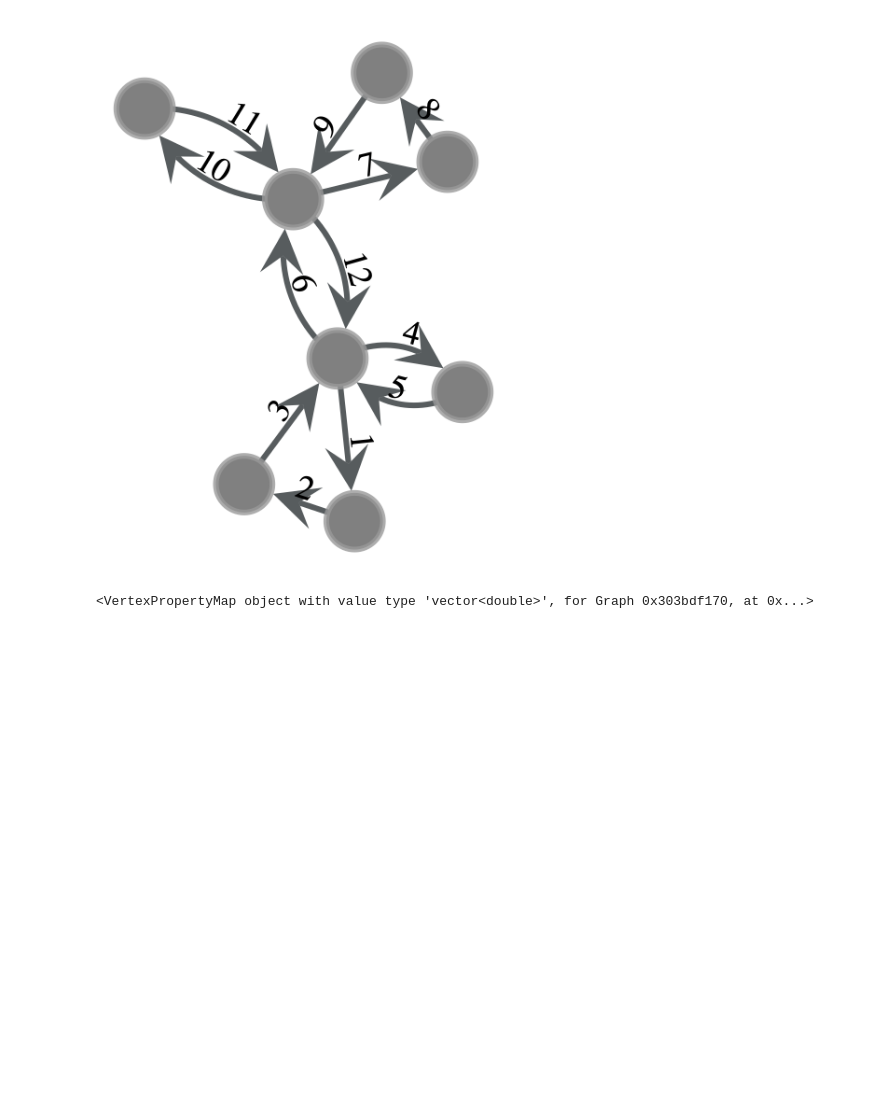
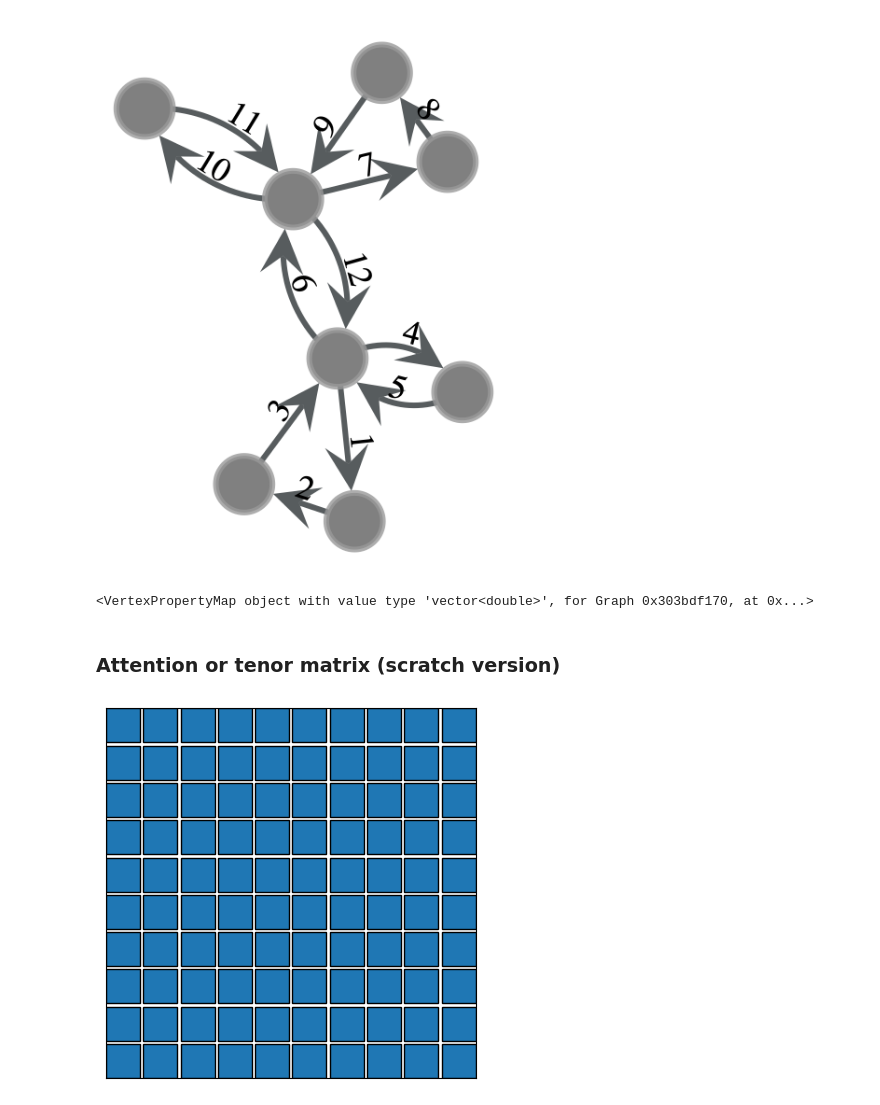
Before and after one commit to Radar-Lei/Motif-guided, a Jupyter notebook: visualization.ipynb, the cells around one changed output. Saved outputs shown, nothing was run; the diff lists cells and outputs as text; code cells hidden in the pictures; blank space fills up the shorter version.

```diff
--- a/visualization.ipynb
+++ b/visualization.ipynb
@@ -138,3 +211,42 @@ gt.graph_draw(subgraph, pos=pos, edge_text=elabels, vertex_fill_color='grey')
 # %% [output]
 [figure]
 <VertexPropertyMap object with value type 'vector<double>', for Graph 0x303bdf170, at 0x...>
+# %% [markdown]
+### Attention or tenor matrix (scratch version)
+# %%
+# Define the size of the square and the number of smaller squares
+square_size = 10
+num_squares = 10
+gap_width = 1  # 设置空白的宽度
+
+colormap = plt.cm.get_cmap('tab10')
+first_color = colormap.colors[0]
+# Create a figure and axis
+fig, ax = plt.subplots()
+
+# Loop through each row and column to draw the smaller squares
+for i in range(num_squares):
+    for j in range(num_squares):
+        # Calculate the coordinates of the current smaller square
+        x = i * (square_size + gap_width)  # 添加偏移量
+        y = j * (square_size + gap_width)  # 添加偏移量
+
+        # Draw the smaller square with black edges
+        ax.add_patch(plt.Rectangle((x, y), square_size, square_size, facecolor=first_color, edgecolor='black'))
+
+# Set the aspect ratio to equal to make each patch a square
+ax.set_aspect('equal')
+
+# Set the limits of the plot
+ax.set_xlim(0, square_size * num_squares + gap_width * (num_squares - 1))  # 调整x轴的范围
+ax.set_ylim(0, square_size * num_squares + gap_width * (num_squares - 1))  # 调整y轴的范围
+
+# Remove the axis ticks and labels
+ax.set_xticks([])
+ax.set_yticks([])
+
+# Show the plot
+plt.show()
+fig.savefig('figs/test.svg')
+# %% [output]
+[figure, added]
```
Also changed, not shown: parts of 19 cells of this notebook, 3 other files.
